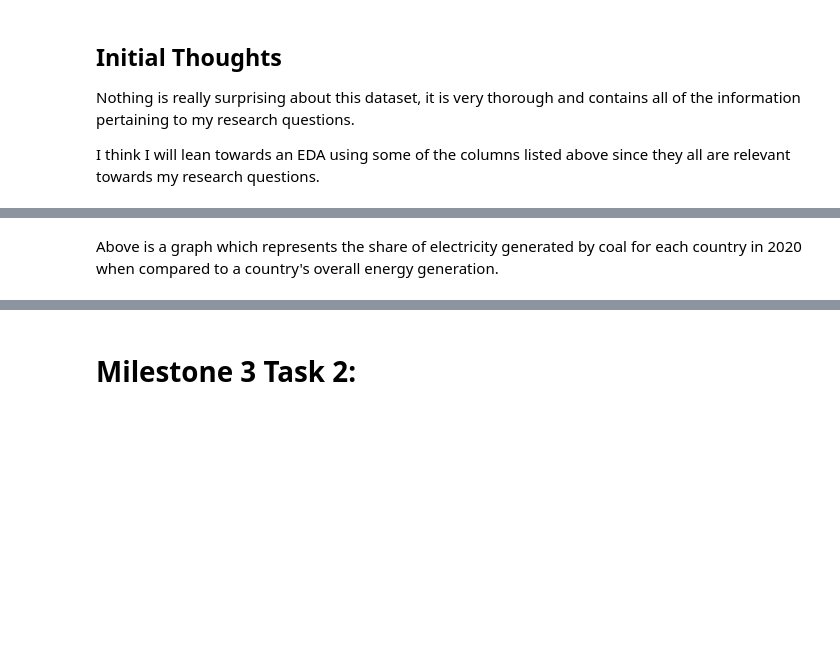
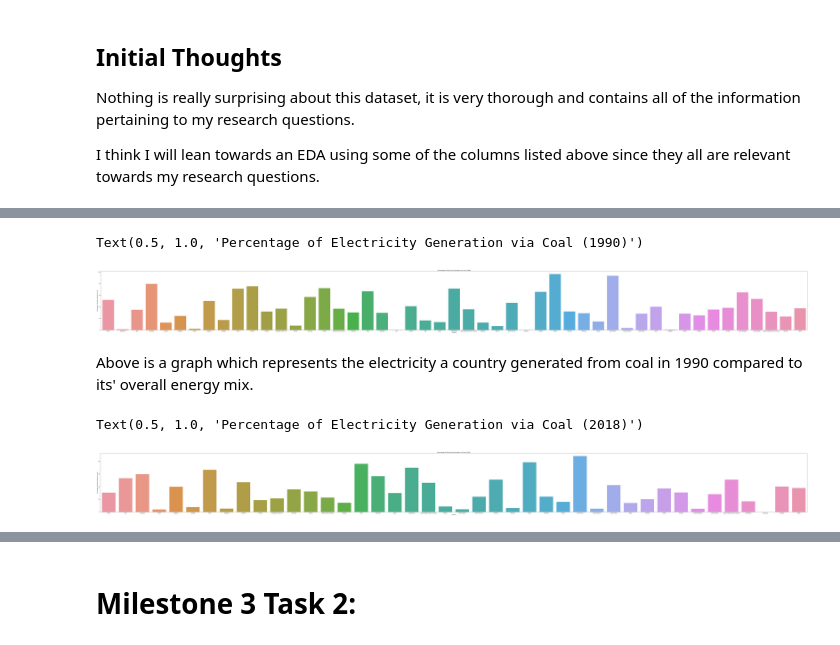
Before and after one commit to ubco-W2022T1-cosc301/project-group02, a Jupyter notebook: notebooks/analysis2.ipynb, the cells around one changed output, grey strips where cells are left out. Saved outputs shown, nothing was run; the diff lists cells and outputs as text; code cells hidden in the pictures; blank space fills up the shorter version.

```diff
--- a/notebooks/analysis2.ipynb
+++ b/notebooks/analysis2.ipynb
@@ -114,4 +117,0 @@ In order to visualize this data, I will produce graphs based around the research
-# %%
-sns.set(font_scale = 0.75)
-fig = plt.subplots(figsize=(235, 10))
-sns.barplot(x='country', y='coal_share_elec', data=cleaned_df_2020).set(ylabel=None, xlabel=None)
@@ -121,2 +118,20 @@ sns.barplot(x='country', y='coal_share_elec', data=cleaned_df_2020).set(ylabel=N
+# %%
+plt.figure(figsize=(120, 10))
+sns.barplot(x='country', y='coal_share_elec', data=cleaned_df_1990)
+plt.ylabel('Percentage of Energy Produced via Coal')
+plt.xlabel('Country')
+plt.title('Percentage of Electricity Generation via Coal (1990)')
+# %% [output]
+Text(0.5, 1.0, 'Percentage of Electricity Generation via Coal (1990)')
+[figure, added]
 # %% [markdown]
-Above is a graph which represents the share of electricity generated by coal for each country in 2020 when compared to a country's overall energy generation.
+Above is a graph which represents the electricity a country generated from coal in 1990 compared to its' overall energy mix.
+# %%
+plt.figure(figsize=(120, 10))
+sns.barplot(x='country', y='coal_share_elec', data=cleaned_df_2018)
+plt.ylabel('Percentage of Energy Produced via Coal')
+plt.xlabel('Country')
+plt.title('Percentage of Electricity Generation via Coal (2018)')
+# %% [output]
+Text(0.5, 1.0, 'Percentage of Electricity Generation via Coal (2018)')
+[figure, added]
```
Also changed, not shown: parts of 28 cells of this notebook, 1 other file.
